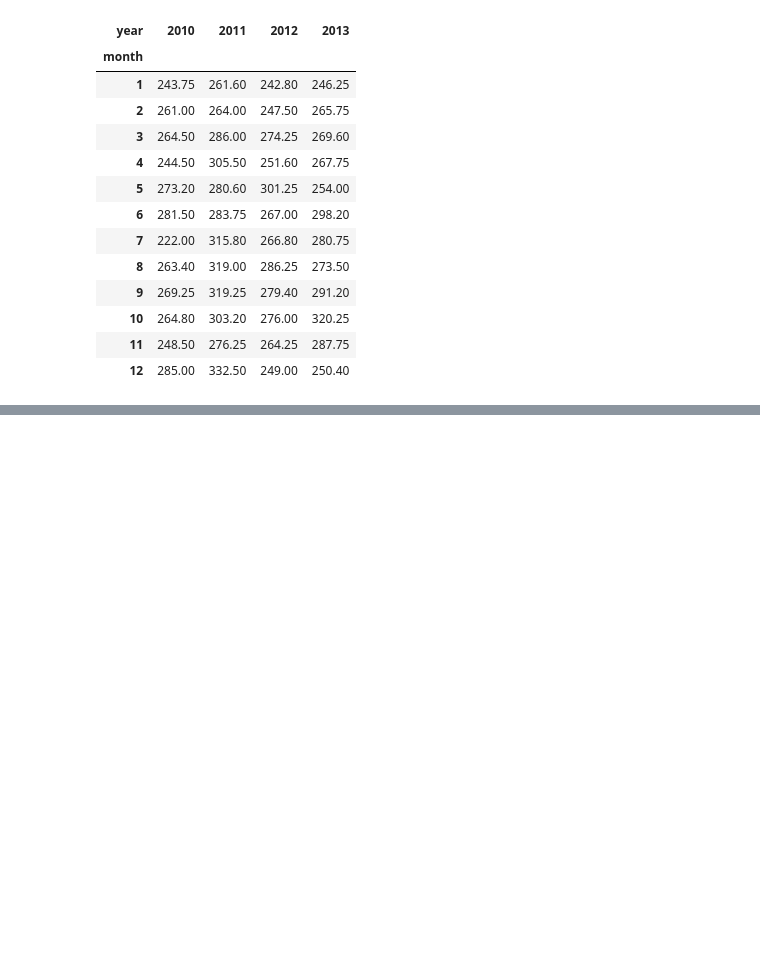
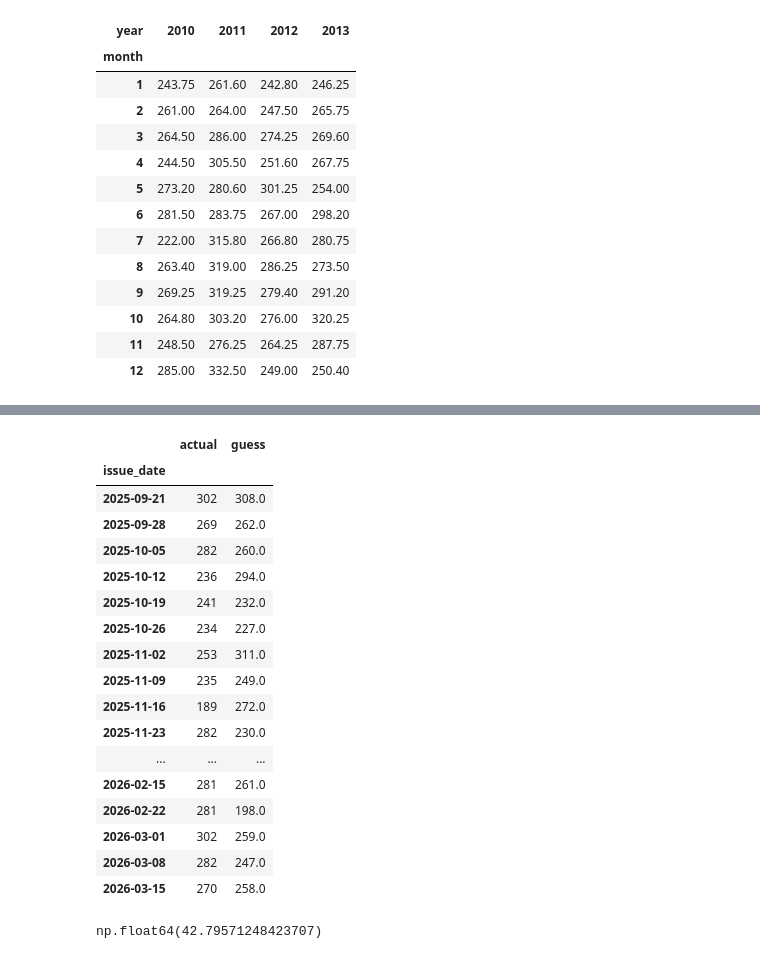
Before and after one commit to ShahSalar/demand-forecasting-hvac, a Jupyter notebook: notebooks/explore.ipynb, the cells around one changed output, grey strips where cells are left out. Saved outputs shown, nothing was run; the diff lists cells and outputs as text; code cells hidden in the pictures; blank space fills up the shorter version.

```diff
--- a/notebooks/explore.ipynb
+++ b/notebooks/explore.ipynb
@@ -372,0 +502,23 @@ pivot.loc[:,2010:2013]
+# %%
+baseline = baseline[:'2026-03-15']
+# %%
+baseline.tail(26)
+# %% [output]
+|  | actual | guess |
+| issue_date |  |  |
+| 2025-09-21 | 302 | 308.0 |
+| 2025-09-28 | 269 | 262.0 |
+| 2025-10-05 | 282 | 260.0 |
+| 2025-10-12 | 236 | 294.0 |
+| 2025-10-19 | 241 | 232.0 |
+| 2025-10-26 | 234 | 227.0 |
+| 2025-11-02 | 253 | 311.0 |
+| 2025-11-09 | 235 | 249.0 |
+| 2025-11-16 | 189 | 272.0 |
+| 2025-11-23 | 282 | 230.0 |
+| ... | ... | ... |
+| 2026-02-15 | 281 | 261.0 |
+| 2026-02-22 | 281 | 198.0 |
+| 2026-03-01 | 302 | 259.0 |
+| 2026-03-08 | 282 | 247.0 |
+| 2026-03-15 | 270 | 258.0 |
@@ -372,0 +529,4 @@ pivot.loc[:,2010:2013]
+# %%
+MAE
+# %% [output]
+np.float64(42.79571248423707)
```
Also changed, not shown: parts of 14 cells of this notebook, 2 other files.
